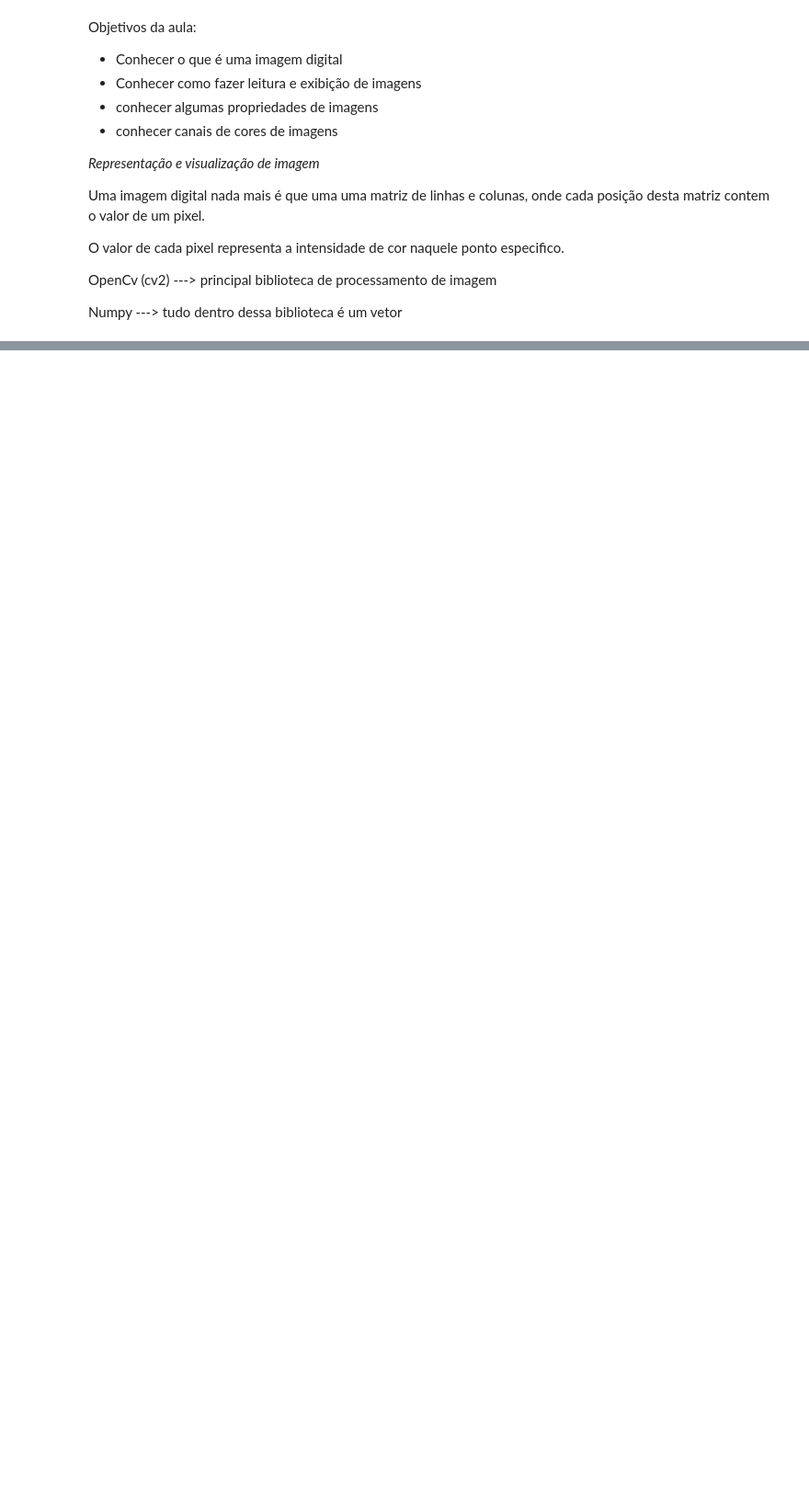
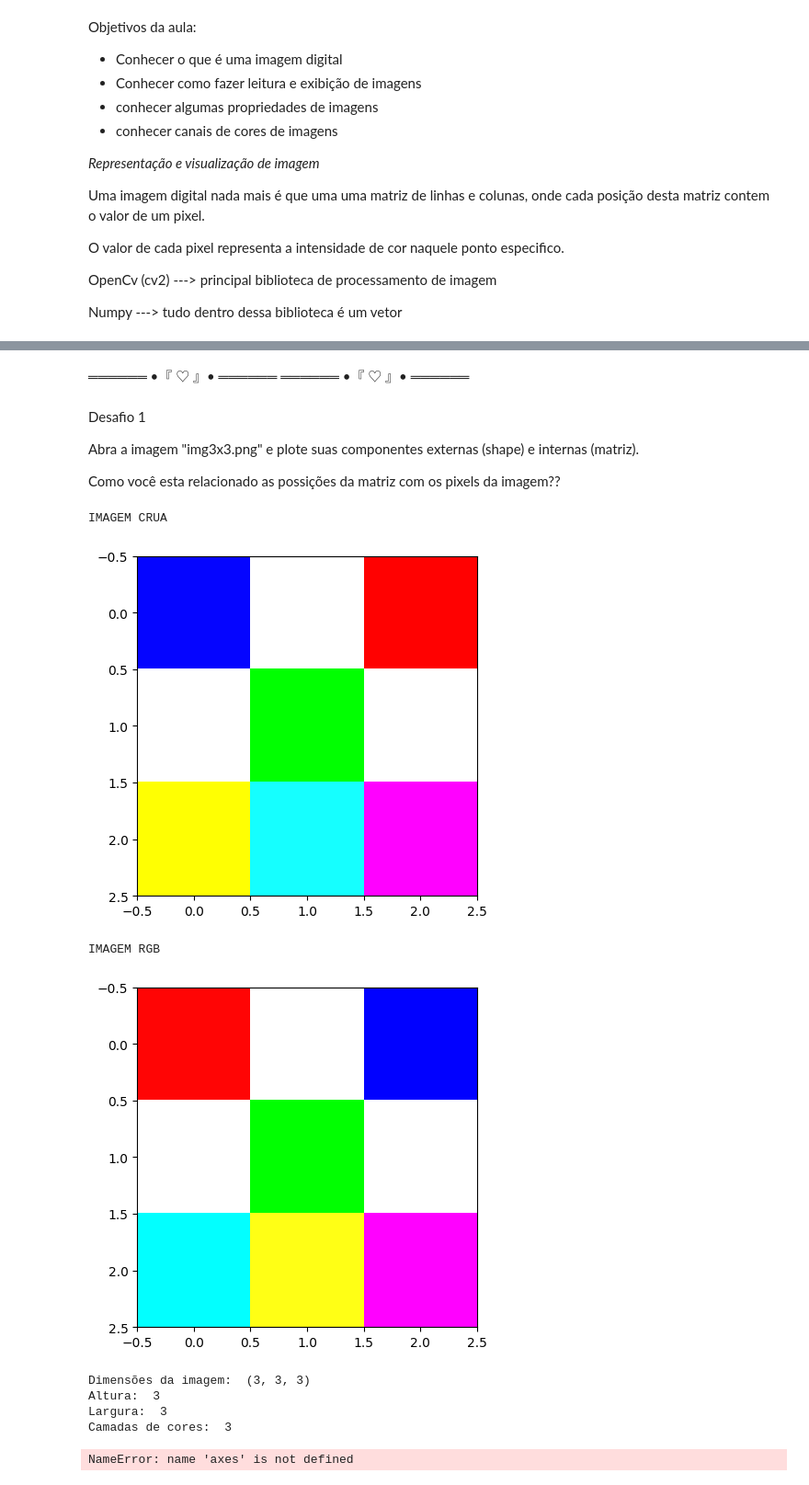
Before and after one commit to XxAbsSouza/AI-Engeneering-Fiap2025, a Jupyter notebook: IntroPID.ipynb, the cells around one changed output, grey strips where cells are left out. Shown at 92% size. Drawn from its saved outputs; the diff is of its cells as text; code cells hidden in the pictures; blank space fills up the shorter version.

Commit message:
desafio 1

```diff
--- a/IntroPID.ipynb
+++ b/IntroPID.ipynb
@@ -52,0 +146,37 @@ print ("OpenCV Versão : %s " % cv2.__version__)
+# %% [markdown]
+══════ •『 ♡ 』• ══════ ══════ •『 ♡ 』• ══════
+# %% [markdown]
+Desafio 1
+
+Abra a imagem "img3x3.png" e plote suas componentes externas (shape) e internas (matriz).
+
+Como você esta relacionado as possições da matriz com os pixels da imagem??
+# %%
+#Imagem crua
+print("IMAGEM CRUA")
+image2 = cv2.imread("img3x3.png")
+plt.imshow(image2)
+plt.show()
+
+#Imagem RGB
+print("IMAGEM RGB")
+image2_rgb = cv2.cvtColor(image2, cv2.COLOR_BGR2RGB)
+plt.imshow(image2_rgb)
+# plt.axis('off')
+plt.show()
+
+#Dimenssões
+print("Dimensões da imagem: ", image2_rgb.shape)
+print("Altura: ", image2_rgb.shape[0])
+print("Largura: ", image2_rgb.shape[1])
+print("Camadas de cores: ", image2_rgb.shape[2])
+# %% [output]
+IMAGEM CRUA
+[figure, added]
+IMAGEM RGB
+[figure, added]
+Dimensões da imagem:  (3, 3, 3)
+Altura:  3
+Largura:  3
+Camadas de cores:  3
+NameError: name 'axes' is not defined
```
Also changed, not shown: parts of 9 cells of this notebook, 4 other files.
